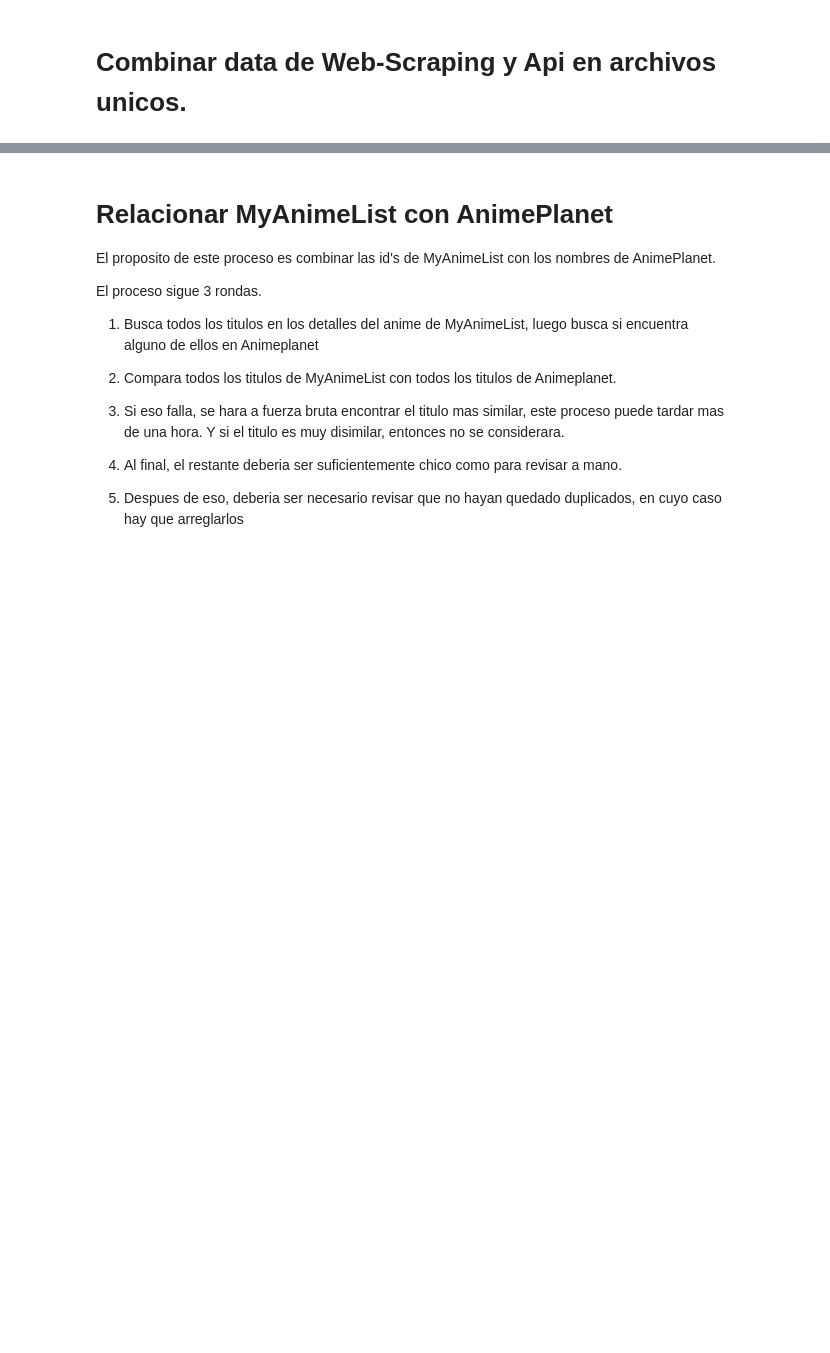
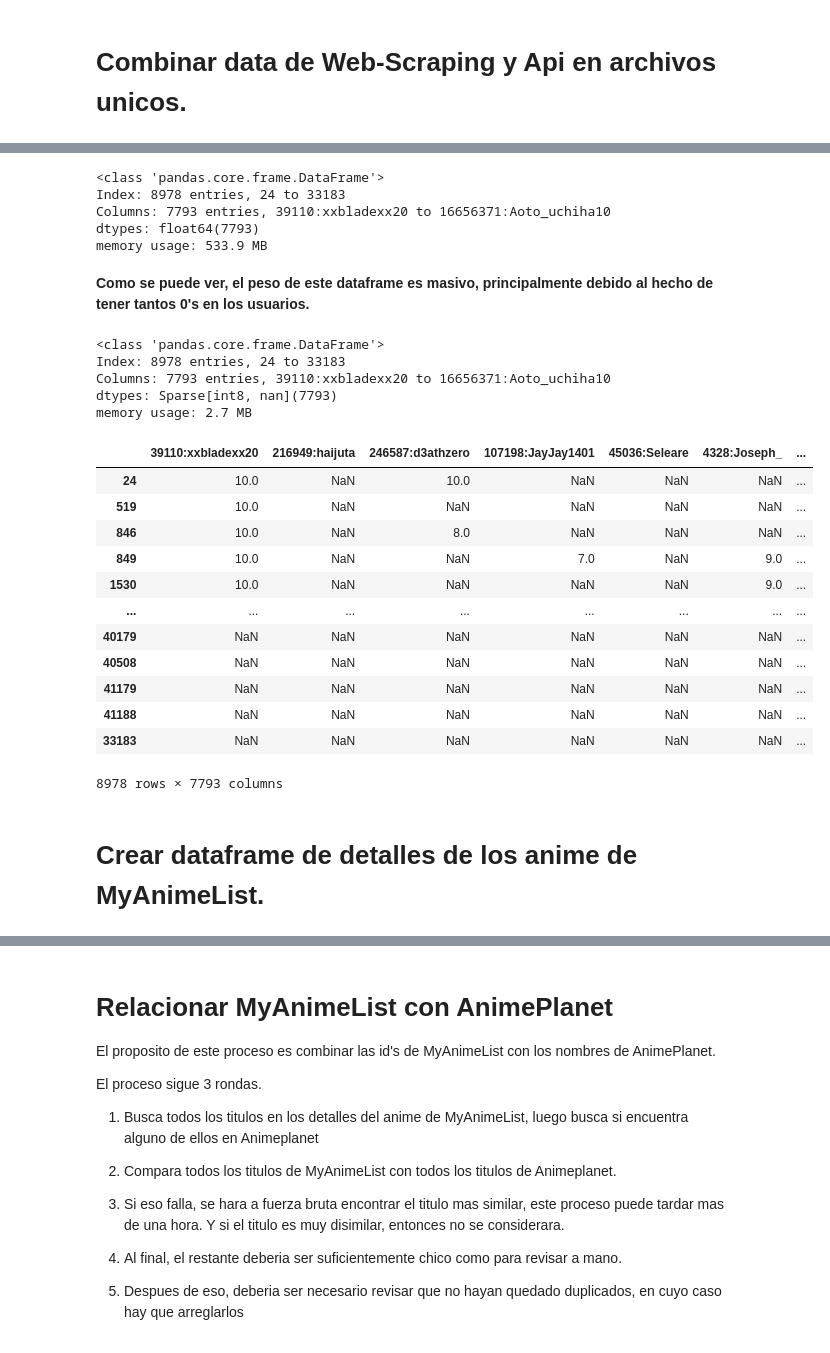
Before and after one commit to VAMarques/Proyecto-Grupo-12, a Jupyter notebook: procesar_data.ipynb, the cells around one changed output, grey strips where cells are left out. Drawn from its saved outputs; the diff is of its cells as text; code cells hidden in the pictures; blank space fills up the shorter version.

```diff
--- a/procesar_data.ipynb
+++ b/procesar_data.ipynb
@@ -24,0 +90,37 @@ Usuarios_i.json no se combinaran, pues estos solo sirven para generar listas_usu
+# %%
+gran_df.info()
+# %% [output]
+<class 'pandas.core.frame.DataFrame'>
+Index: 8978 entries, 24 to 33183
+Columns: 7793 entries, 39110:xxbladexx20 to 16656371:Aoto_uchiha10
+dtypes: float64(7793)
+memory usage: 533.9 MB
+# %% [markdown]
+**Como se puede ver, el peso de este dataframe es masivo, principalmente debido al hecho de tener tantos 0's en los usuarios.**
+# %%
+# Tomamos en cuenta enteros numpy, el valor que no vamos a guardad seran los NaN, estos no ocuparan espacio
+gran_df_sparse = gran_df.astype(pd.SparseDtype(np.int8, fill_value=np.nan))
+gran_df_sparse.dtypes
+gran_df_sparse.info()
+# %% [output]
+<class 'pandas.core.frame.DataFrame'>
+Index: 8978 entries, 24 to 33183
+Columns: 7793 entries, 39110:xxbladexx20 to 16656371:Aoto_uchiha10
+dtypes: Sparse[int8, nan](7793)
+memory usage: 2.7 MB
+# %%
+gran_df_sparse
+# %% [output]
+|  | 39110:xxbladexx20 | 216949:haijuta | 246587:d3athzero | 107198:JayJay1401 | 45036:Seleare | 4328:Joseph_ | ... |
+| 24 | 10.0 | NaN | 10.0 | NaN | NaN | NaN | ... |
+| 519 | 10.0 | NaN | NaN | NaN | NaN | NaN | ... |
+| 846 | 10.0 | NaN | 8.0 | NaN | NaN | NaN | ... |
+| 849 | 10.0 | NaN | NaN | 7.0 | NaN | 9.0 | ... |
+| 1530 | 10.0 | NaN | NaN | NaN | NaN | 9.0 | ... |
+| ... | ... | ... | ... | ... | ... | ... | ... |
+| 40179 | NaN | NaN | NaN | NaN | NaN | NaN | ... |
+| 40508 | NaN | NaN | NaN | NaN | NaN | NaN | ... |
+| 41179 | NaN | NaN | NaN | NaN | NaN | NaN | ... |
+| 41188 | NaN | NaN | NaN | NaN | NaN | NaN | ... |
+| 33183 | NaN | NaN | NaN | NaN | NaN | NaN | ... |
+8978 rows × 7793 columns
@@ -24,0 +131,2 @@ Usuarios_i.json no se combinaran, pues estos solo sirven para generar listas_usu
+# %% [markdown]
+# Crear dataframe de detalles de los anime de MyAnimeList.
```
Also changed, not shown: parts of 25 cells of this notebook, 5 other files.
